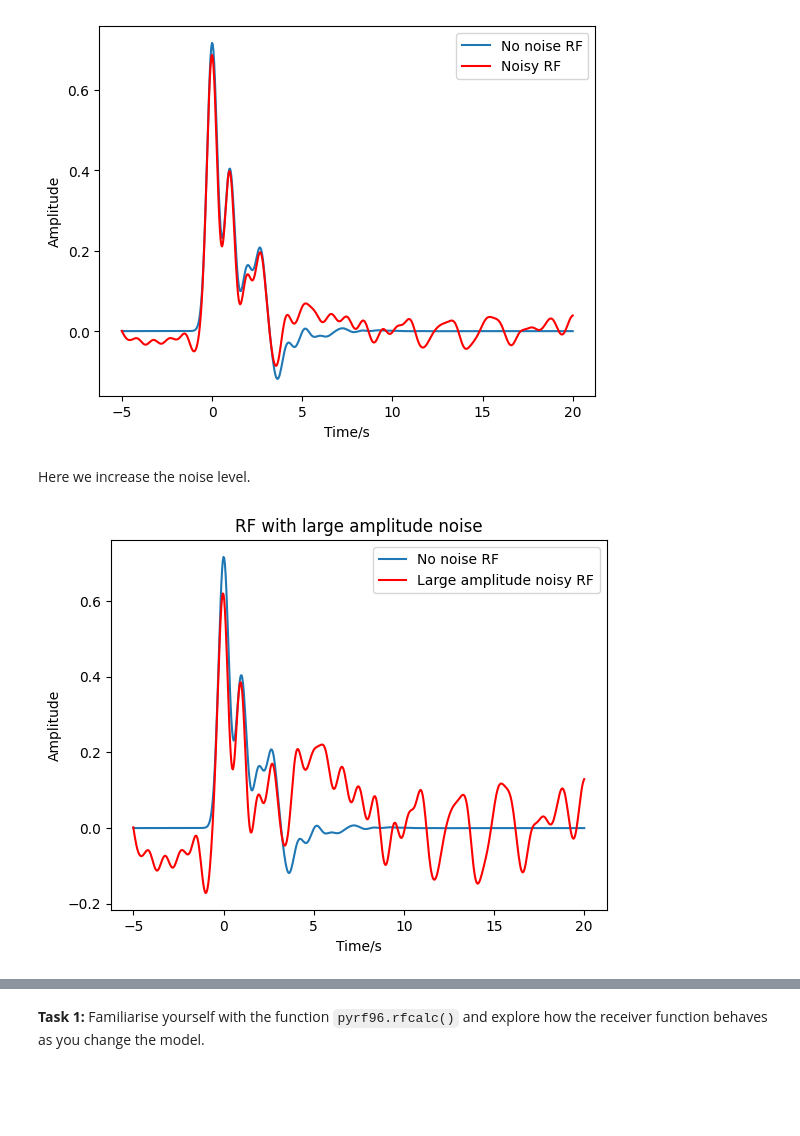
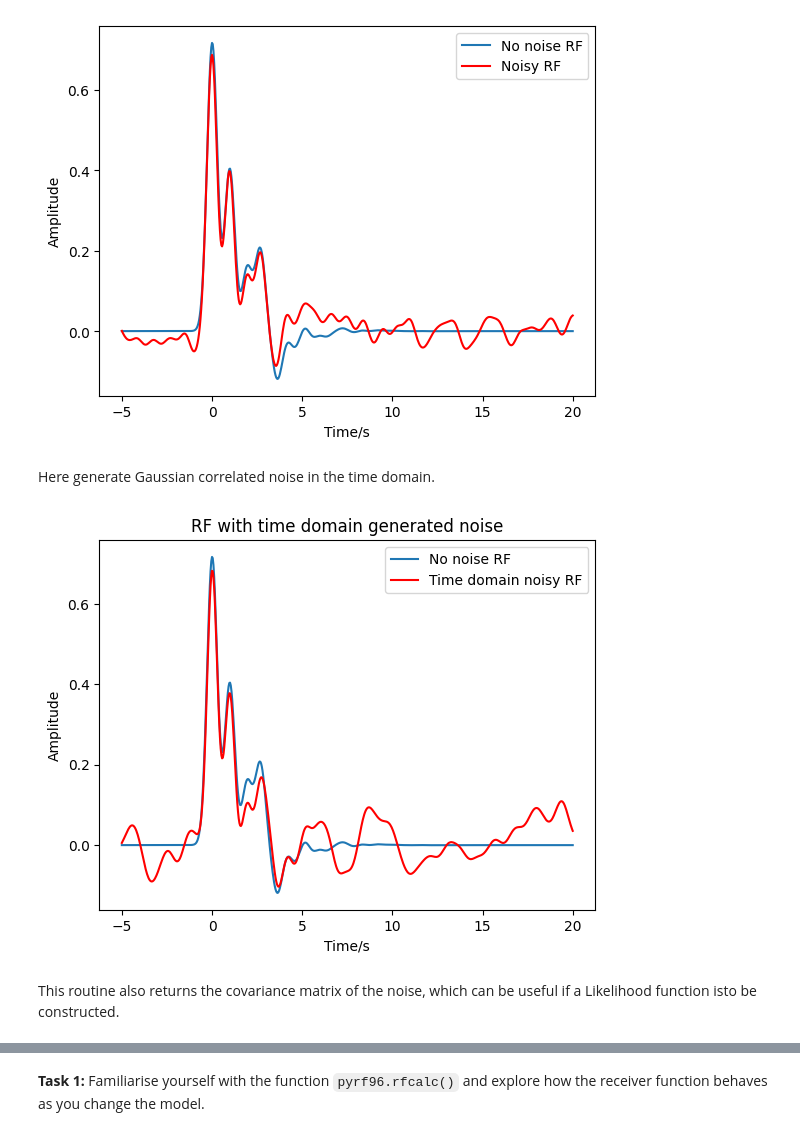
Before and after one commit to inlab-geo/pyrf96, a Jupyter notebook: examples/RF_direct search demo.ipynb, the cells around one changed output, grey strips where cells are left out. Cells and saved outputs as stored; diff of their text form; code cells hidden in the pictures; blank space fills up the shorter version.

```diff
--- a/examples/RF_direct search demo.ipynb
+++ b/examples/RF_direct search demo.ipynb
@@ -75,21 +96,26 @@ plt.legend()
 plt.show()
 # %% [output]
 [figure]
-# %% [markdown]
-Here we increase the noise level.
+# %% [markdown]
+Here generate Gaussian correlated noise in the time domain.
 # %%
-# Try it here! You can insert more cells by selecting Cell > Insert Cell Above/Below from the menu
-# bar, or by pressing Esc to enter command mode and then hitting A or B (for above/below).
+# Set up a noise model in time domain
+noise = {}
+noise['kernel'] = 'sqExp'  # Kernel time sqExp = Gaussian
+noise['amp_sigma'] = 0.04  # Amplitude standard deviation (in amplitude units)
+noise['corr_time'] = 0.5   # Time correlation (in seconds)
 
 # calculate and plot receiver function with different parameters
 t,rfunc = pyrf96.rfcalc(model,mtype=2)          # Receiver function
-t2,rfunc2 = pyrf96.rfcalc(model,sn=1.0,seed=12345678,mtype=2) # Receiver function with added correlated noise
-plt.title('RF with large amplitude noise')
+t2,rfunc2,Cd = pyrf96.rfcalc(model,seed=12345678,mtype=2,noise=noise) # Receiver function with added correlated noise
+plt.title('RF with time domain generated noise')
 plt.plot(t,rfunc,label='No noise RF')
-plt.plot(t2,rfunc2,'r-',label='Large amplitude noisy RF')
+plt.plot(t2,rfunc2,'r-',label='Time domain noisy RF')
 plt.xlabel('Time/s')
 plt.ylabel('Amplitude')
 plt.legend()
 plt.show()
 # %% [output]
-[figure, old version]
+[figure, new version]
+# %% [markdown]
+This routine also returns the covariance matrix of the noise, which can be useful if a Likelihood function isto be constructed.
```
Also changed, not shown: parts of 18 cells of this notebook, 3 other files.
